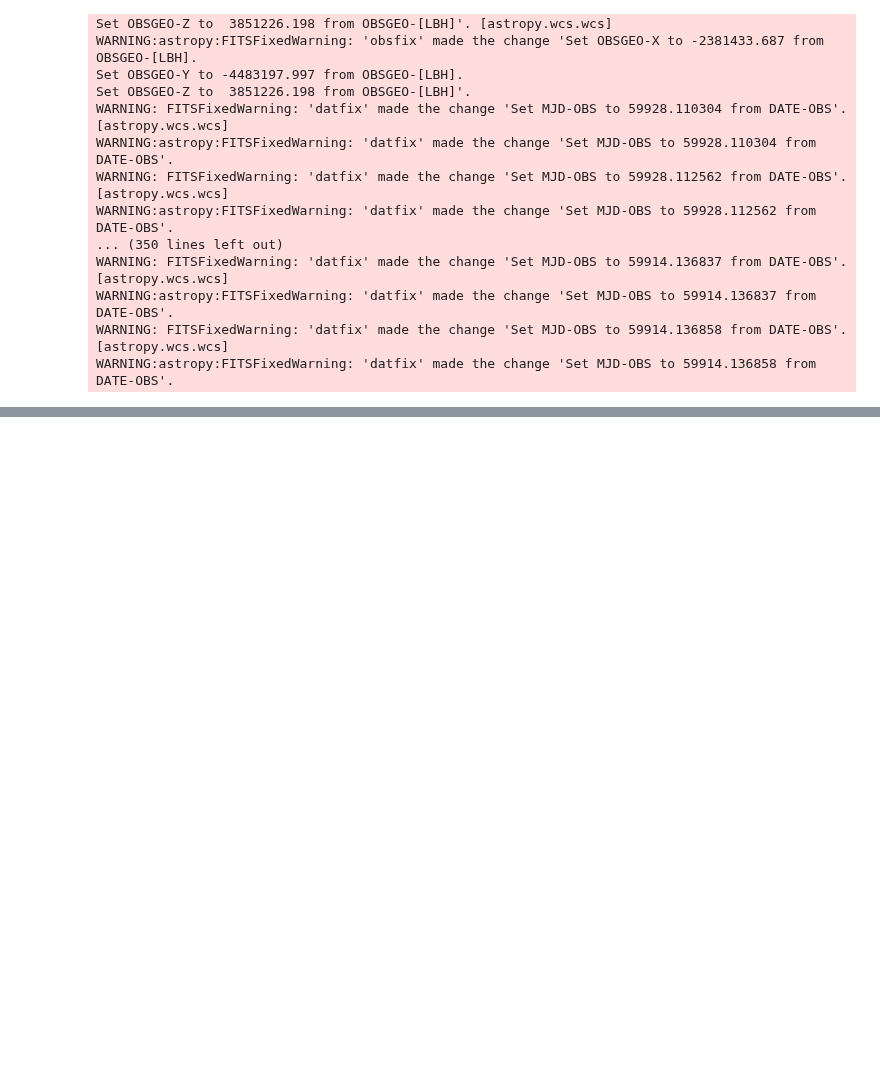
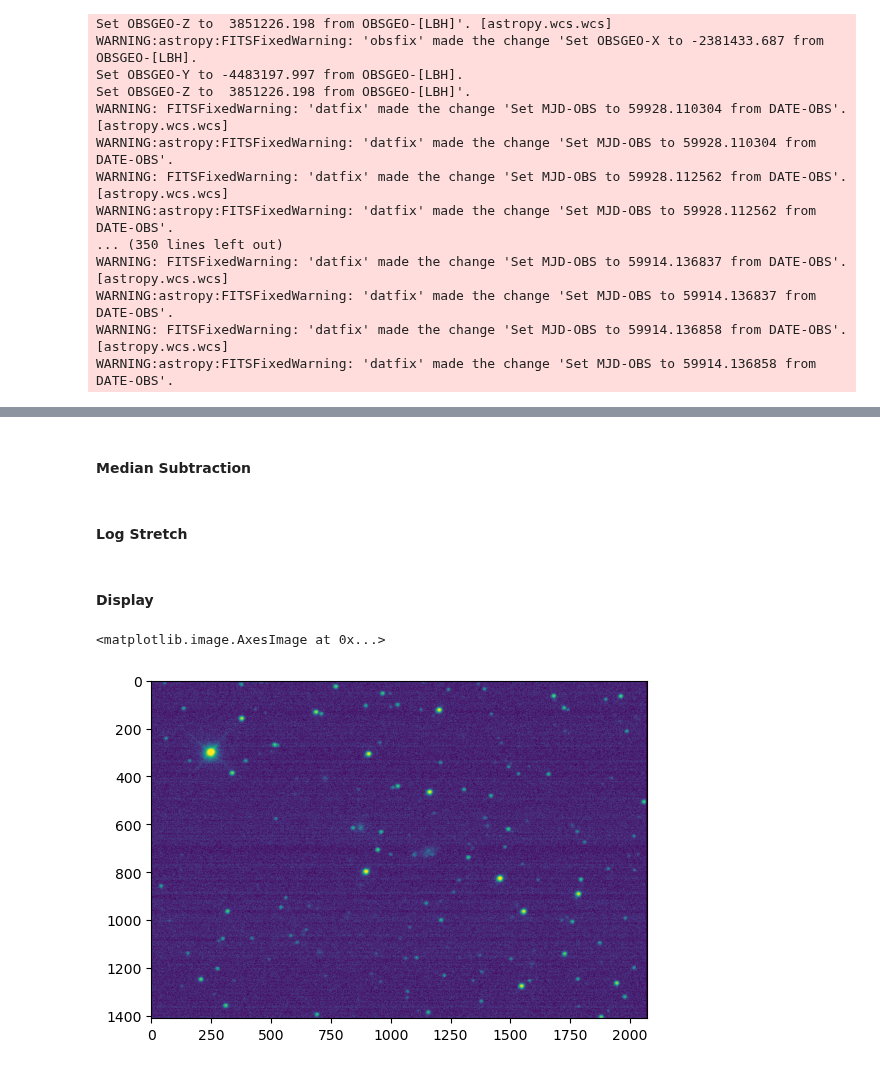
Before and after one commit to brianhill/transient-astronomy, a Jupyter notebook: targets/SN_2022abik/2022-12-1415/analysis-brian.ipynb, the cells around one changed output, grey strips where cells are left out. Saved outputs shown, nothing was run; the diff lists cells and outputs as text; code cells hidden in the pictures; blank space fills up the shorter version.

Commit message:
Applied median subtraction and log stretch to a sample image.

```diff
--- a/targets/SN_2022abik/2022-12-1415/analysis-brian.ipynb
+++ b/targets/SN_2022abik/2022-12-1415/analysis-brian.ipynb
@@ -156,0 +135,2 @@ WARNING:astropy:FITSFixedWarning: 'datfix' made the change 'Set MJD-OBS to 59914
+# %%
+sample_image = g_lights[0]
@@ -156,0 +140,20 @@ WARNING:astropy:FITSFixedWarning: 'datfix' made the change 'Set MJD-OBS to 59914
+# %%
+sample_data = np.asarray(sample_image)
+# %% [markdown]
+#### Median Subtraction
+# %%
+medians = np.median(sample_data, axis=1, keepdims=True)
+subtracted = sample_data - medians
+# %% [markdown]
+#### Log Stretch
+# %%
+stretch_function = log_stretch_transform(0, 1000)
+transform = np.vectorize(stretch_function)
+transformed = transform(subtracted)
+# %% [markdown]
+#### Display
+# %%
+plt.imshow(transformed)
+# %% [output]
+<matplotlib.image.AxesImage at 0x...>
+[figure, added]
```
Also changed, not shown: parts of 16 cells of this notebook.
